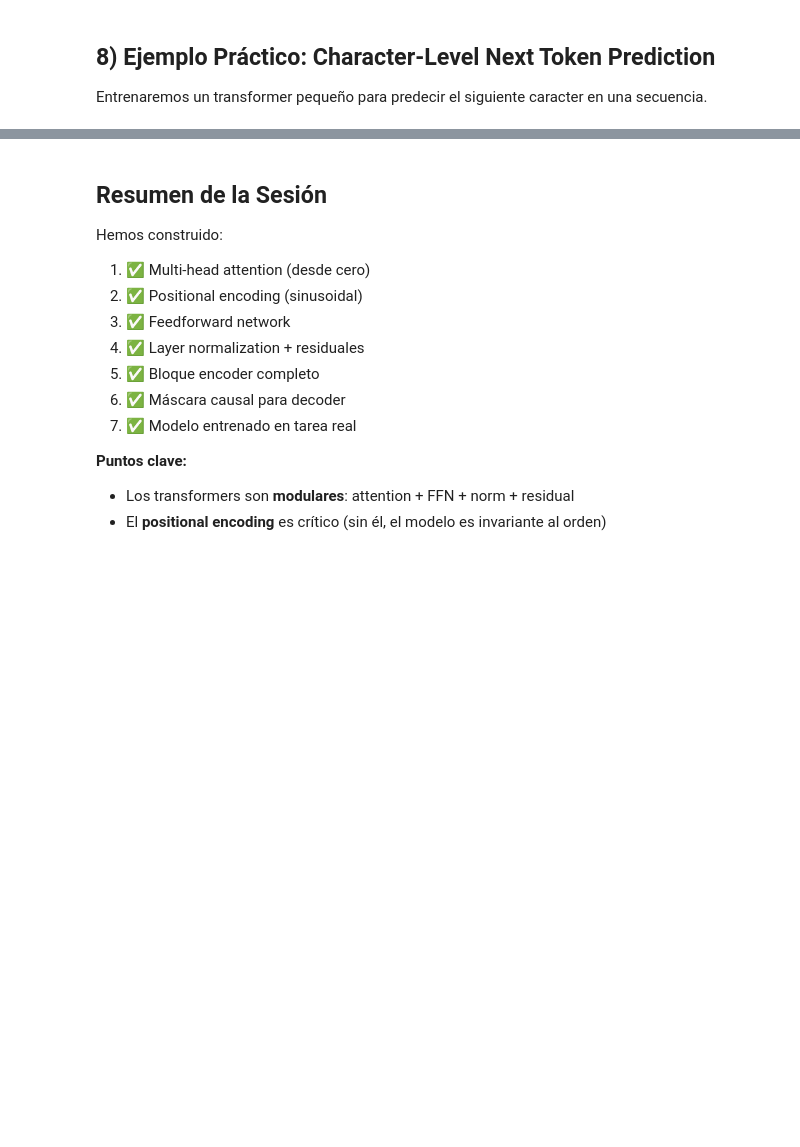
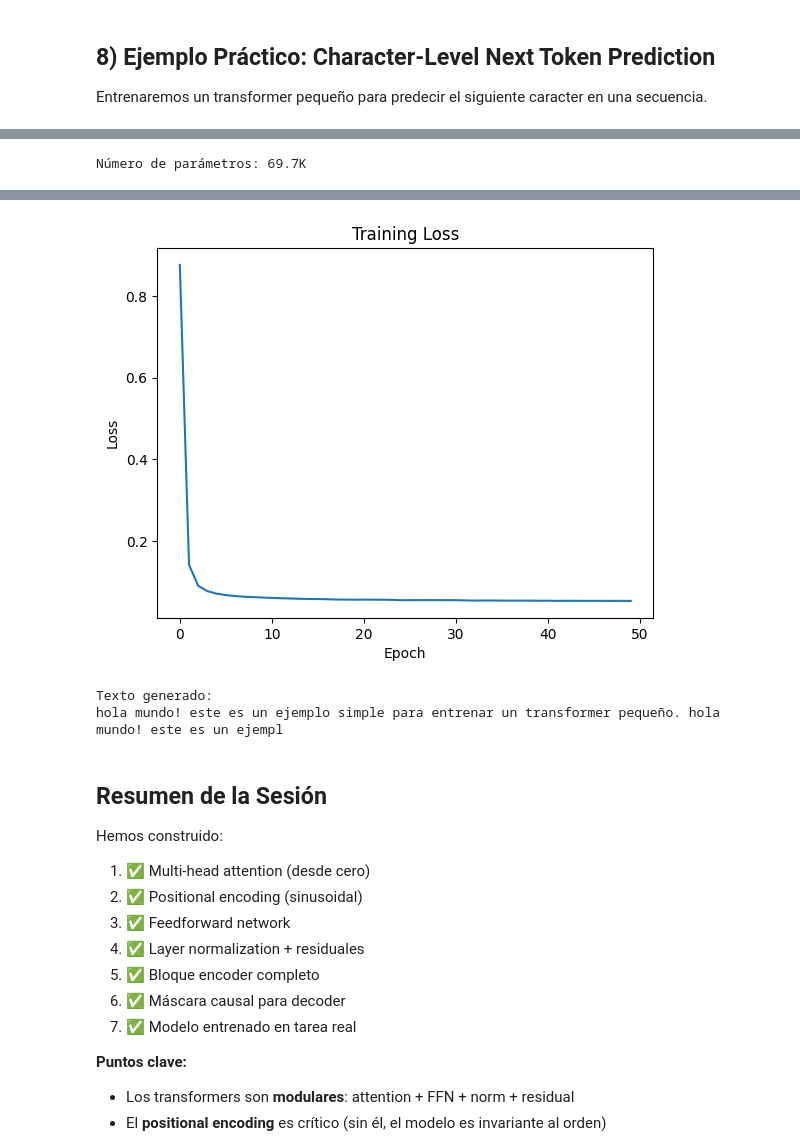
Before and after one commit to Gypsaman/Python-ML, a Jupyter notebook: notebooks/MLPy-sesion14.ipynb, the cells around one changed output, grey strips where cells are left out. Drawn from its saved outputs; the diff is of its cells as text; code cells hidden in the pictures; blank space fills up the shorter version.

```diff
--- a/notebooks/MLPy-sesion14.ipynb
+++ b/notebooks/MLPy-sesion14.ipynb
@@ -19,4 +19,8 @@ import torch.nn.functional as F
 import matplotlib.pyplot as plt
 import math
 
+# Configurar dispositivo (GPU si está disponible)
+device = torch.device('cuda' if torch.cuda.is_available() else 'cpu')
+print(f'Usando dispositivo: {device}')
+
 torch.manual_seed(42)
@@ -318,7 +347,11 @@ class CharTransformer(nn.Module):
         return logits
 
 model = CharTransformer(vocab_size=vocab_size, d_model=64, num_heads=4, d_ff=128, num_layers=2)
+model = model.to(device)  # Mover modelo a GPU/CPU
 print(f"Número de parámetros: {sum(p.numel() for p in model.parameters())/1e3:.1f}K")
+print(f"Modelo en: {next(model.parameters()).device}")
+# %% [output]
+Número de parámetros: 69.7K
 # %%
 # Entrenamiento
 optimizer = torch.optim.Adam(model.parameters(), lr=3e-4)
@@ -330,6 +363,10 @@ losses = []
 for epoch in range(50):
     epoch_loss = 0
     for x_batch, y_batch in loader:
+        # Mover datos a device
+        x_batch = x_batch.to(device)
+        y_batch = y_batch.to(device)
+
         optimizer.zero_grad()
 
         logits = model(x_batch)
@@ -346,8 +383,9 @@ for epoch in range(50):
     if (epoch + 1) % 10 == 0:
         print(f"Epoch {epoch+1}/50 - Loss: {avg_loss:.4f}")
 
-plt.plot(losses)
+plt.plot(losses)  # losses ya es lista de floats, no necesita .detach()
 plt.xlabel('Epoch')
 plt.ylabel('Loss')
 plt.title('Training Loss')
 plt.show()
+# %% [output]
@@ -354,8 +397,10 @@ plt.show()
+[figure, added]
 # %%
 # Generación de texto
 def generate(model, start_text, max_len=100, temperature=1.0):
     model.eval()
     context = torch.tensor([char_to_idx[ch] for ch in start_text], dtype=torch.long).unsqueeze(0)
+    context = context.to(device)  # Mover a device
 
     generated = start_text
 
@@ -368,7 +413,9 @@ def generate(model, start_text, max_len=100, temperature=1.0):
             next_char = idx_to_char[next_idx]
             generated += next_char
 
-            context = torch.cat([context, torch.tensor([[next_idx]])], dim=1)
+            # Crear nuevo tensor en device
+            next_tensor = torch.tensor([[next_idx]], device=device)
+            context = torch.cat([context, next_tensor], dim=1)
             if context.size(1) > seq_len:
                 context = context[:, -seq_len:]
 
@@ -378,6 +425,9 @@ def generate(model, start_text, max_len=100, temperature=1.0):
 start = "hola "
 generated_text = generate(model, start, max_len=100, temperature=0.8)
 print(f"Texto generado:\n{generated_text}")
+# %% [output]
+Texto generado:
+hola mundo! este es un ejemplo simple para entrenar un transformer pequeño. hola mundo! este es un ejempl
 # %% [markdown]
 ## Resumen de la Sesión
 
```
Also changed, not shown: parts of 11 cells of this notebook.
